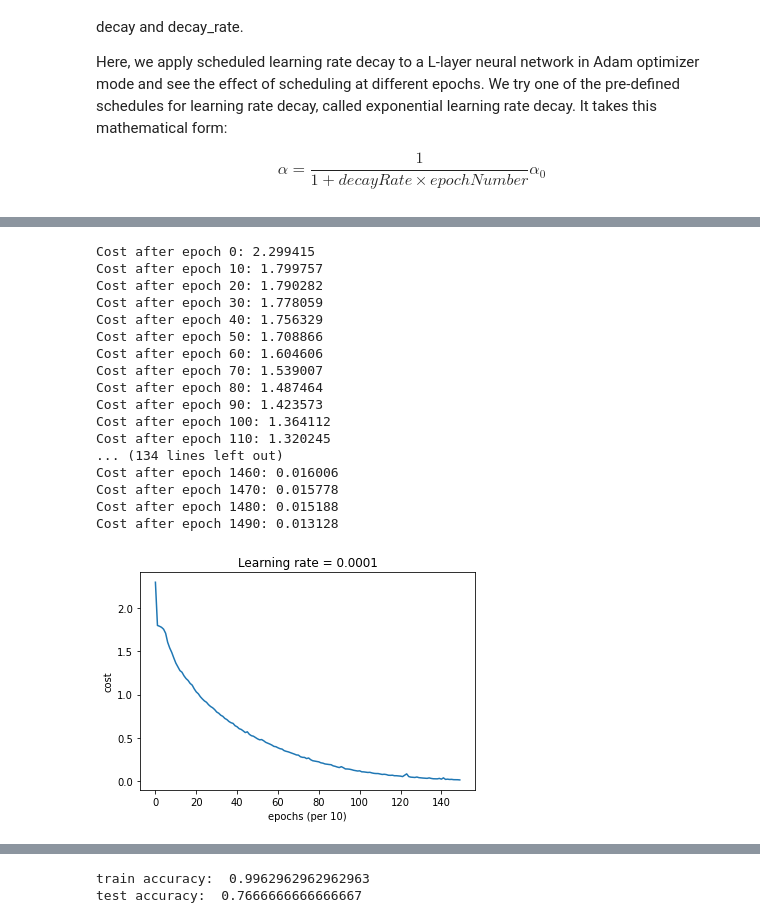
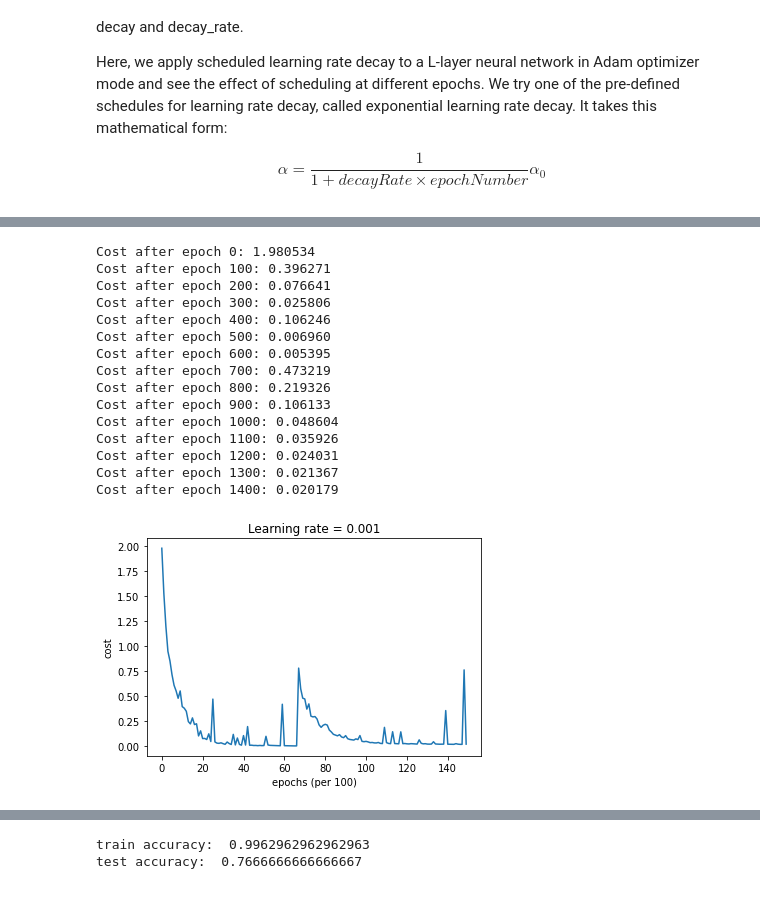
Before and after one commit to lakshmi2688/lakshmi2688.github.io, a Jupyter notebook: assets/Multi-class-classification/Hand_Digits_Classification.ipynb, the cells around one changed output, grey strips where cells are left out. Saved outputs shown, nothing was run; the diff lists cells and outputs as text; code cells hidden in the pictures.

```diff
--- a/assets/Multi-class-classification/Hand_Digits_Classification.ipynb
+++ b/assets/Multi-class-classification/Hand_Digits_Classification.ipynb
@@ -770,12 +818,20 @@ def softmax_backward(dA, Y,activation_cache):
     """
 
     Z = activation_cache
+    m = Y.shape[1]
 
     AL = softmax(Z)[0]
-    dZ = AL - Y
-    #s = AL.reshape(-1,1)
-    #dZ = dA.reshape(-1,1) * (np.diagflat(s) - np.dot(s, s.T))
+    #print("AL from softmax backward==>",AL)
+    dZ = (AL - Y)
 
     assert (dZ.shape == Z.shape)
 
     return dZ
+# %%
+parameters = initialize_parameters([12288, 25, 12, 6])
+AL, caches = L_model_forward(train_x, parameters)
+print("AL from l_model_forward==>",AL)
+linear_cache, activation_cache = caches[2]
+Y=train_y
+dAL =  - np.divide(Y, AL)
+softmax_backward(dAL, Y,activation_cache)
@@ -781,0 +899,5 @@ def softmax_backward(dA, Y,activation_cache):
+# %%
+parameters = initialize_parameters([12288, 25, 12, 6])
+AL, caches = L_model_forward(train_x, parameters)
+res = softmax_grad(AL)
+print("res.shape: ",res.shape)
@@ -863,7 +996,7 @@ def L_model_backward(AL, Y, caches):
     Y = Y.reshape(AL.shape) # after this line, Y is the same shape as AL
 
     # Initializing the backpropagation
-    dAL =  - (np.divide(Y, AL)) #delta_cross_entropy(AL,Y)#- (np.divide(Y, AL))
+    dAL =  - np.divide(Y, AL)
 
     # Lth layer (SOFTMAX -> LINEAR) gradients. Inputs: "dAL, current_cache". Outputs: "grads["dAL-1"], grads["dWL"], grads["dbL"]
     current_cache = caches[L-1] # for 2 layer n/w - hidden+output = 2 caches
@@ -1690,24 +1836,22 @@ best learning rate 0.001
 # %%
-best_params_mgd,costs_mgd,train_scores_mgd,test_scores_mgd = model_mgd(train_x, y_train,test_x, y_test, layers_dims, optimizer = "adam", learning_rate = 0.0001, num_epochs=1500, decay=None)
+best_params_mgd,costs_mgd,train_scores_mgd,test_scores_mgd = model_mgd(train_x, y_train,test_x, y_test, layers_dims, optimizer = "adam", learning_rate = 0.001, num_epochs=1500, decay=None)
 # %% [output]
-Cost after epoch 0: 2.299415
-Cost after epoch 10: 1.799757
-Cost after epoch 20: 1.790282
-Cost after epoch 30: 1.778059
-Cost after epoch 40: 1.756329
-Cost after epoch 50: 1.708866
-Cost after epoch 60: 1.604606
-Cost after epoch 70: 1.539007
-Cost after epoch 80: 1.487464
-Cost after epoch 90: 1.423573
-Cost after epoch 100: 1.364112
-Cost after epoch 110: 1.320245
-... (134 lines left out)
-Cost after epoch 1460: 0.016006
-Cost after epoch 1470: 0.015778
-Cost after epoch 1480: 0.015188
-Cost after epoch 1490: 0.013128
+Cost after epoch 0: 1.980534
+Cost after epoch 100: 0.396271
+Cost after epoch 200: 0.076641
+Cost after epoch 300: 0.025806
+Cost after epoch 400: 0.106246
+Cost after epoch 500: 0.006960
+Cost after epoch 600: 0.005395
+Cost after epoch 700: 0.473219
+Cost after epoch 800: 0.219326
+Cost after epoch 900: 0.106133
+Cost after epoch 1000: 0.048604
+Cost after epoch 1100: 0.035926
+Cost after epoch 1200: 0.024031
+Cost after epoch 1300: 0.021367
+Cost after epoch 1400: 0.020179
-[figure, old version]
+[figure, new version]
 # %%
 # Accuracy for training set.
 train_preds = predict(train_x, best_params_mgd)
```
Also changed, not shown: parts of 54 cells of this notebook.
